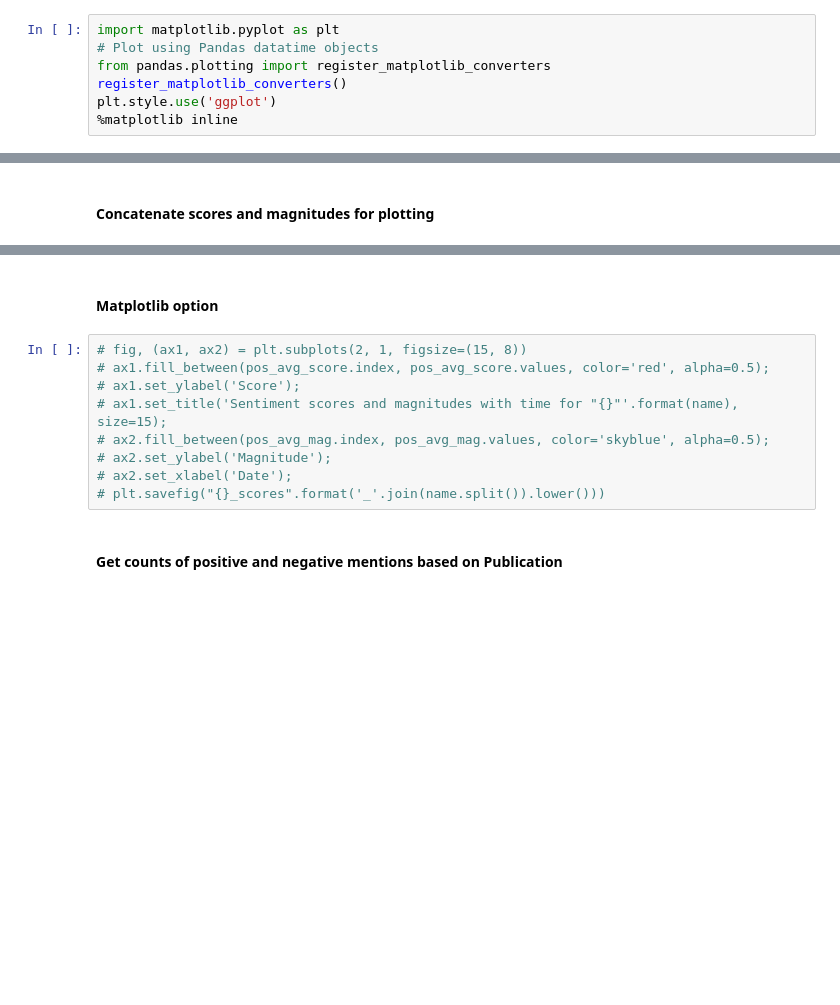
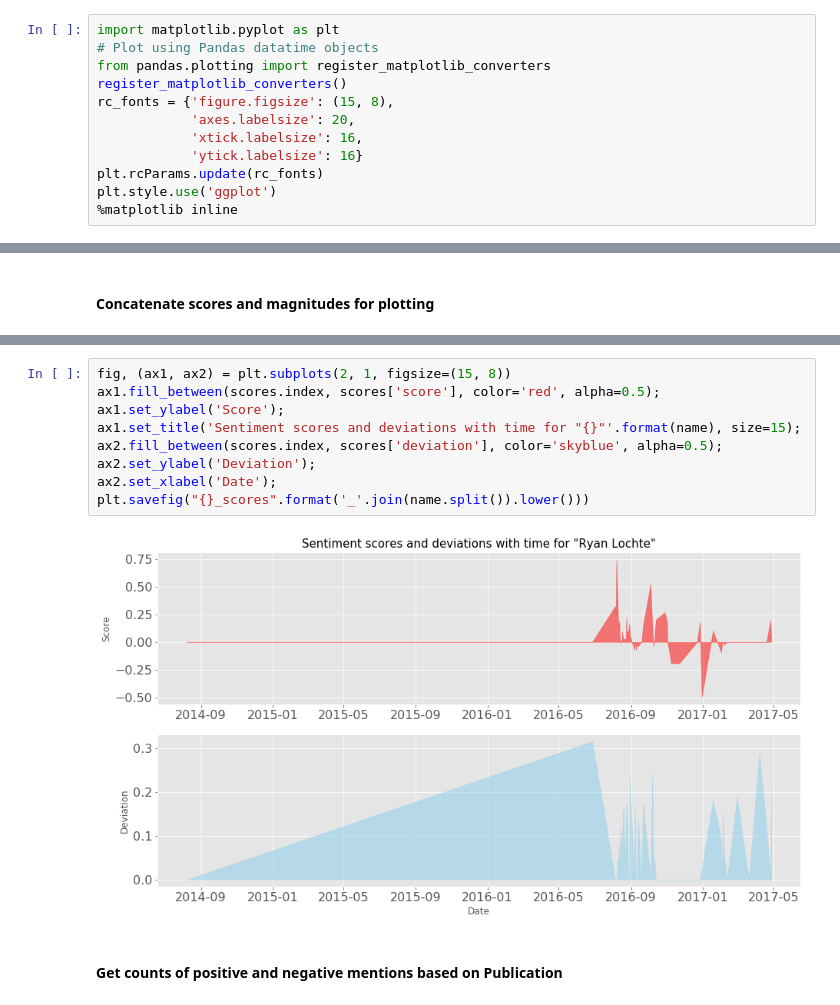
Before and after one commit to andrewjwesson/news-sentiment-tracker, a Jupyter notebook: notebooks/analysis_workflow.ipynb, the cells around one changed output, grey strips where cells are left out. Saved outputs shown, nothing was run; the diff lists cells and outputs as text; blank space fills up the shorter version.

```diff
--- a/notebooks/analysis_workflow.ipynb
+++ b/notebooks/analysis_workflow.ipynb
@@ -15,5 +15,10 @@ import matplotlib.pyplot as plt
 # Plot using Pandas datatime objects
 from pandas.plotting import register_matplotlib_converters
 register_matplotlib_converters()
+rc_fonts = {'figure.figsize': (15, 8),
+            'axes.labelsize': 20,
+            'xtick.labelsize': 16,
+            'ytick.labelsize': 16}
+plt.rcParams.update(rc_fonts)
 plt.style.use('ggplot')
 %matplotlib inline
@@ -241,14 +226,14 @@ scores.iplot(subplots=True, shape=(2, 1), shared_xaxes=True,
-# %% [markdown]
-#### Matplotlib option
 # %%
-# fig, (ax1, ax2) = plt.subplots(2, 1, figsize=(15, 8))
-# ax1.fill_between(pos_avg_score.index, pos_avg_score.values, color='red', alpha=0.5);
-# ax1.set_ylabel('Score');
-# ax1.set_title('Sentiment scores and magnitudes with time for "{}"'.format(name), size=15);
-# ax2.fill_between(pos_avg_mag.index, pos_avg_mag.values, color='skyblue', alpha=0.5);
-# ax2.set_ylabel('Magnitude');
-# ax2.set_xlabel('Date');
-# plt.savefig("{}_scores".format('_'.join(name.split()).lower()))
+fig, (ax1, ax2) = plt.subplots(2, 1, figsize=(15, 8))
+ax1.fill_between(scores.index, scores['score'], color='red', alpha=0.5);
+ax1.set_ylabel('Score');
+ax1.set_title('Sentiment scores and deviations with time for "{}"'.format(name), size=15);
+ax2.fill_between(scores.index, scores['deviation'], color='skyblue', alpha=0.5);
+ax2.set_ylabel('Deviation');
+ax2.set_xlabel('Date');
+plt.savefig("{}_scores".format('_'.join(name.split()).lower()))
+# %% [output]
+[figure, added]
 # %% [markdown]
 #### Get counts of positive and negative mentions based on Publication
 # %%
```
Also changed, not shown: parts of 29 cells of this notebook.
